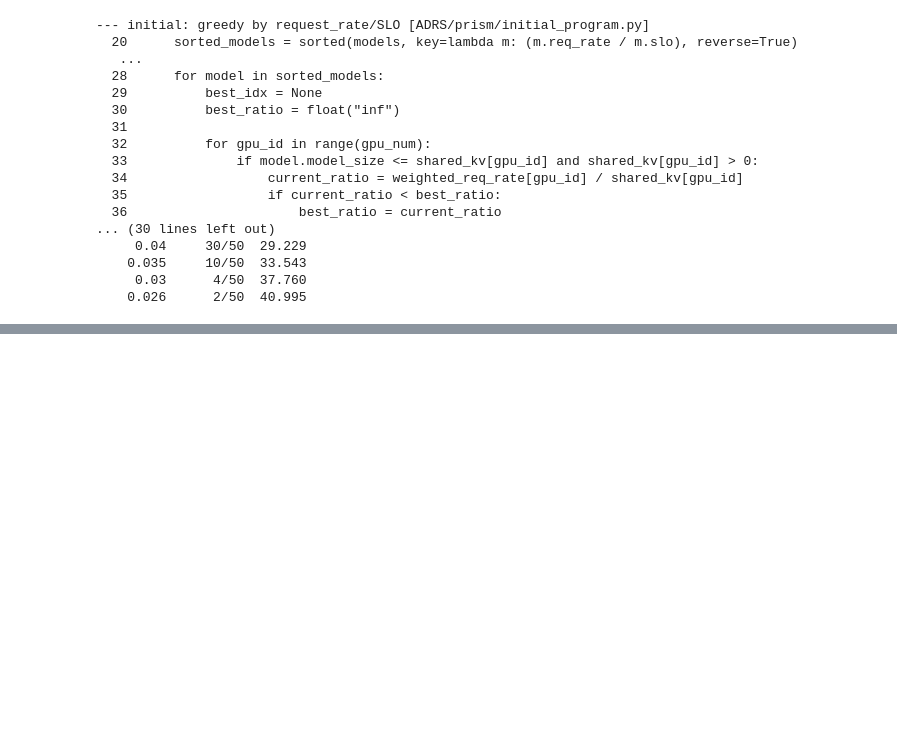
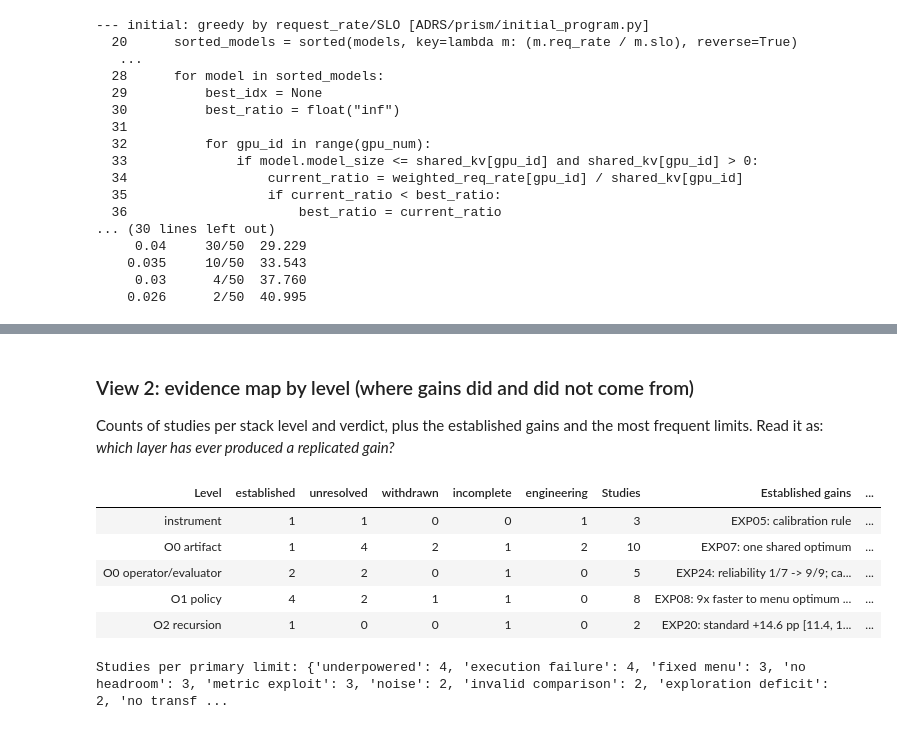
Before and after one commit to doxav/NewTrace, a Jupyter notebook: experiments/recursive_opt/_analysis/retrospective_20261006/key_findings.ipynb, the cells around one changed output, grey strips where cells are left out. Saved outputs shown, nothing was run; the diff lists cells and outputs as text; code cells hidden in the pictures; blank space fills up the shorter version.

```diff
--- a/experiments/recursive_opt/_analysis/retrospective_20261006/key_findings.ipynb
+++ b/experiments/recursive_opt/_analysis/retrospective_20261006/key_findings.ipynb
@@ -386,0 +442,24 @@ print('Refusing hard cases (each solved case placed optimally):'); print('\n'.jo
+# %% [markdown]
+### View 2: evidence map by level (where gains did and did not come from)
+Counts of studies per stack level and verdict, plus the established gains and the most frequent limits. Read it as:
+*which layer has ever produced a replicated gain?*
+# %%
+v2 = pd.crosstab(pd.Categorical(reg.level, LEVELS, ordered=True), reg.verdict).reindex(columns=list(VERDICT_COL), fill_value=0)
+v2['Studies'] = v2.sum(axis=1)
+est = reg[reg.verdict == 'established']
+null = est.gain.str.startswith(('none', 'diagnosis'))
+v2['Established gains'] = [' · '.join(f'{r.exp}: {r.gain}' for r in est[(est.level == lvl) & ~null].itertuples()) or '–' for lvl in v2.index]
+v2['Established nulls / diagnoses'] = [' · '.join(f'{r.exp}: {r.gain}' for r in est[(est.level == lvl) & null].itertuples()) or '–' for lvl in v2.index]
+v2['Most frequent limits'] = [', '.join(f'{k} ({n})' for k, n in reg[reg.level == lvl].limit_tag.value_counts().head(3).items()) for lvl in v2.index]
+v2.index.name = 'Level'
+display(v2.reset_index().style.hide(axis='index').background_gradient(subset=['established'], cmap='Greens', vmin=0, vmax=4)
+        .background_gradient(subset=['unresolved', 'withdrawn', 'incomplete'], cmap='Oranges', vmin=0, vmax=6).set_table_styles(small))
+print('Studies per primary limit:', reg.limit_tag.value_counts().to_dict())
+# %% [output]
+| Level | established | unresolved | withdrawn | incomplete | engineering | Studies | Established gains | ... |
+| instrument | 1 | 1 | 0 | 0 | 1 | 3 | EXP05: calibration rule | ... |
+| O0 artifact | 1 | 4 | 2 | 1 | 2 | 10 | EXP07: one shared optimum | ... |
+| O0 operator/evaluator | 2 | 2 | 0 | 1 | 0 | 5 | EXP24: reliability 1/7 -> 9/9; ca... | ... |
+| O1 policy | 4 | 2 | 1 | 1 | 0 | 8 | EXP08: 9x faster to menu optimum ... | ... |
+| O2 recursion | 1 | 0 | 0 | 1 | 0 | 2 | EXP20: standard +14.6 pp [11.4, 1... | ... |
+Studies per primary limit: {'underpowered': 4, 'execution failure': 4, 'fixed menu': 3, 'no headroom': 3, 'metric exploit': 3, 'noise': 2, 'invalid comparison': 2, 'exploration deficit': 2, 'no transf ...
```
Also changed, not shown: parts of 8 cells of this notebook, 2 other files.
